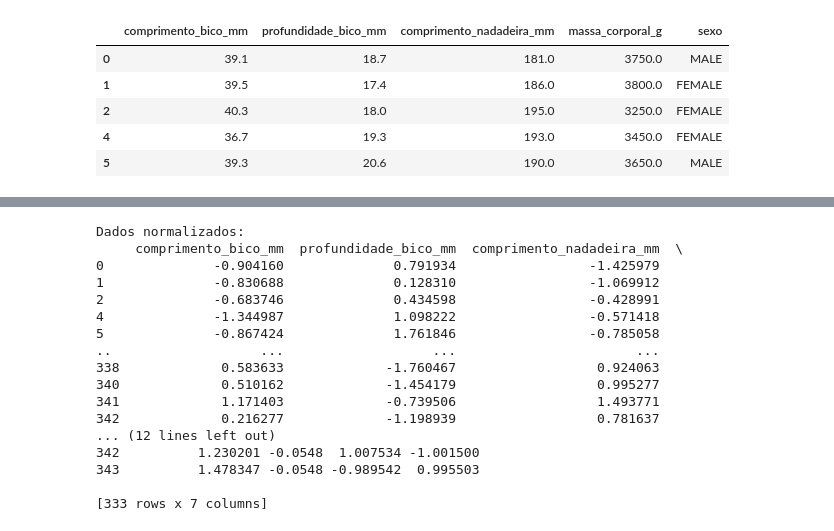
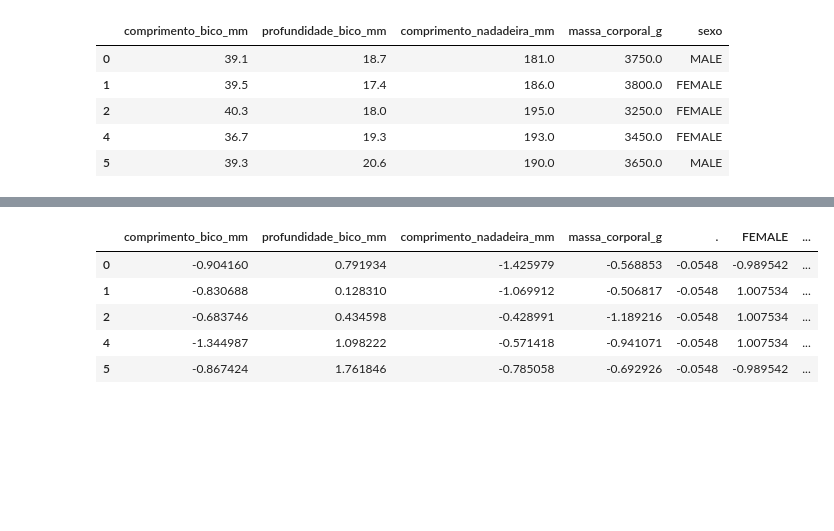
Before and after one commit to Aldrik-Alvaro/Algoritimo-K-Means, a Jupyter notebook: kmeans_clustering_Aldrik.ipynb, the cells around one changed output, grey strips where cells are left out. Cells and saved outputs as stored; diff of their text form; code cells hidden in the pictures; blank space fills up the shorter version.

```diff
--- a/kmeans_clustering_Aldrik.ipynb
+++ b/kmeans_clustering_Aldrik.ipynb
@@ -82,28 +70,15 @@ Dados após One-Hot Encoding:
 # %%
 # Normalizando
 df_normalized = df.copy()
 for column in df_normalized.columns:
     df_normalized[column] = (df_normalized[column] - df_normalized[column].mean()) / df_normalized[column].std()
-
-print("\nDados normalizados:")
-print(df_normalized)
+df_normalized.head()
 # %% [output]
-Dados normalizados:
-     comprimento_bico_mm  profundidade_bico_mm  comprimento_nadadeira_mm  \
-0              -0.904160              0.791934                 -1.425979
-1              -0.830688              0.128310                 -1.069912
-2              -0.683746              0.434598                 -0.428991
-4              -1.344987              1.098222                 -0.571418
-5              -0.867424              1.761846                 -0.785058
-..                   ...                   ...                       ...
-338             0.583633             -1.760467                  0.924063
-340             0.510162             -1.454179                  0.995277
-341             1.171403             -0.739506                  1.493771
-342             0.216277             -1.198939                  0.781637
-... (12 lines left out)
-342          1.230201 -0.0548  1.007534 -1.001500
-343          1.478347 -0.0548 -0.989542  0.995503
-
-[333 rows x 7 columns]
+|  | comprimento_bico_mm | profundidade_bico_mm | comprimento_nadadeira_mm | massa_corporal_g | . | FEMALE | ... |
+| 0 | -0.904160 | 0.791934 | -1.425979 | -0.568853 | -0.0548 | -0.989542 | ... |
+| 1 | -0.830688 | 0.128310 | -1.069912 | -0.506817 | -0.0548 | 1.007534 | ... |
+| 2 | -0.683746 | 0.434598 | -0.428991 | -1.189216 | -0.0548 | 1.007534 | ... |
+| 4 | -1.344987 | 1.098222 | -0.571418 | -0.941071 | -0.0548 | 1.007534 | ... |
+| 5 | -0.867424 | 1.761846 | -0.785058 | -0.692926 | -0.0548 | -0.989542 | ... |
 # %%
 # Clustering K-Means
```
Also changed, not shown: parts of 5 cells of this notebook.
